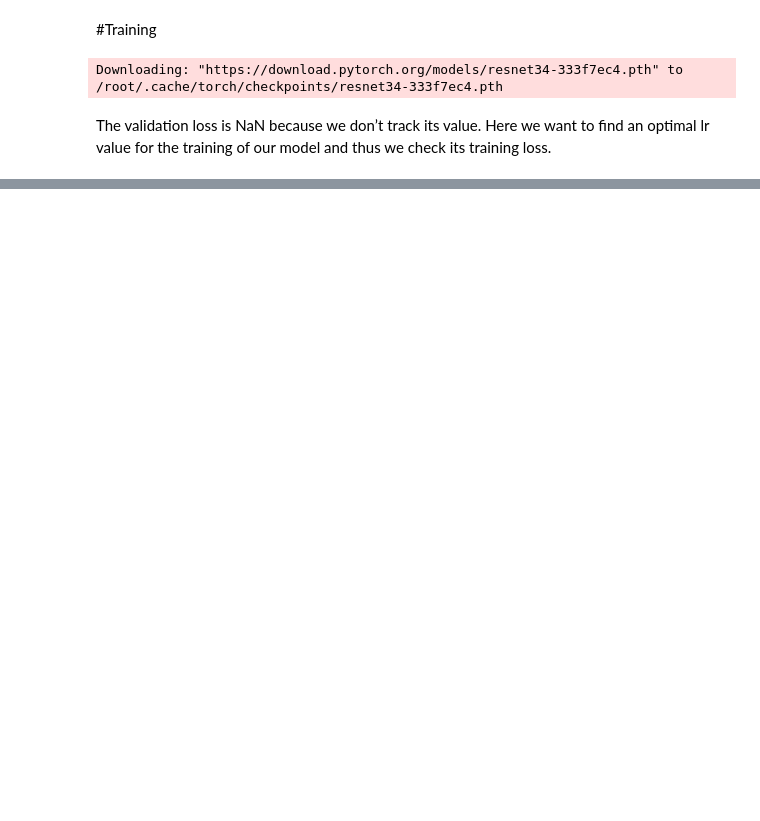
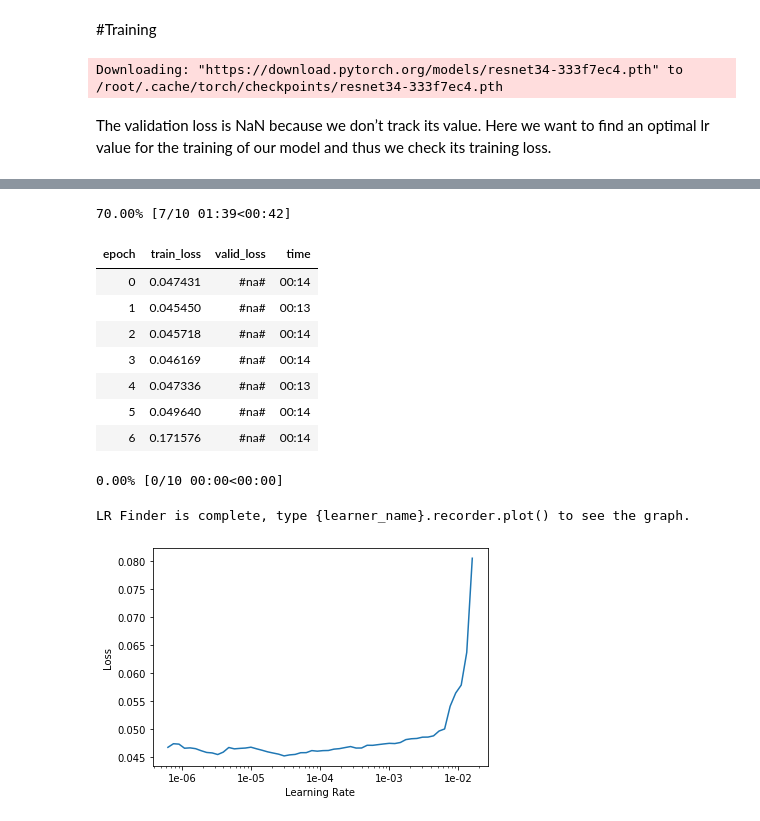
Before and after one commit to Pager07/Human-object-interaction-for-basketball-videos, a Jupyter notebook: ImageRegression.ipynb, the cells around one changed output, grey strips where cells are left out. Cells and saved outputs as stored; diff of their text form; code cells hidden in the pictures; blank space fills up the shorter version.

```diff
--- a/ImageRegression.ipynb
+++ b/ImageRegression.ipynb
@@ -141,0 +240,2 @@ k
+# %%
+learn.fit_one_cycle(20,max_lr=slice(1e-03, lr/5))
@@ -141,0 +264,16 @@ k
+# %%
+learn.lr_find()
+learn.recorder.plot()
+# %% [output]
+70.00% [7/10 01:39<00:42]
+| epoch | train_loss | valid_loss | time |
+| 0 | 0.047431 | #na# | 00:14 |
+| 1 | 0.045450 | #na# | 00:13 |
+| 2 | 0.045718 | #na# | 00:14 |
+| 3 | 0.046169 | #na# | 00:14 |
+| 4 | 0.047336 | #na# | 00:13 |
+| 5 | 0.049640 | #na# | 00:14 |
+| 6 | 0.171576 | #na# | 00:14 |
+0.00% [0/10 00:00<00:00]
+LR Finder is complete, type {learner_name}.recorder.plot() to see the graph.
+[figure, added]
```
Also changed, not shown: parts of 28 cells of this notebook.
